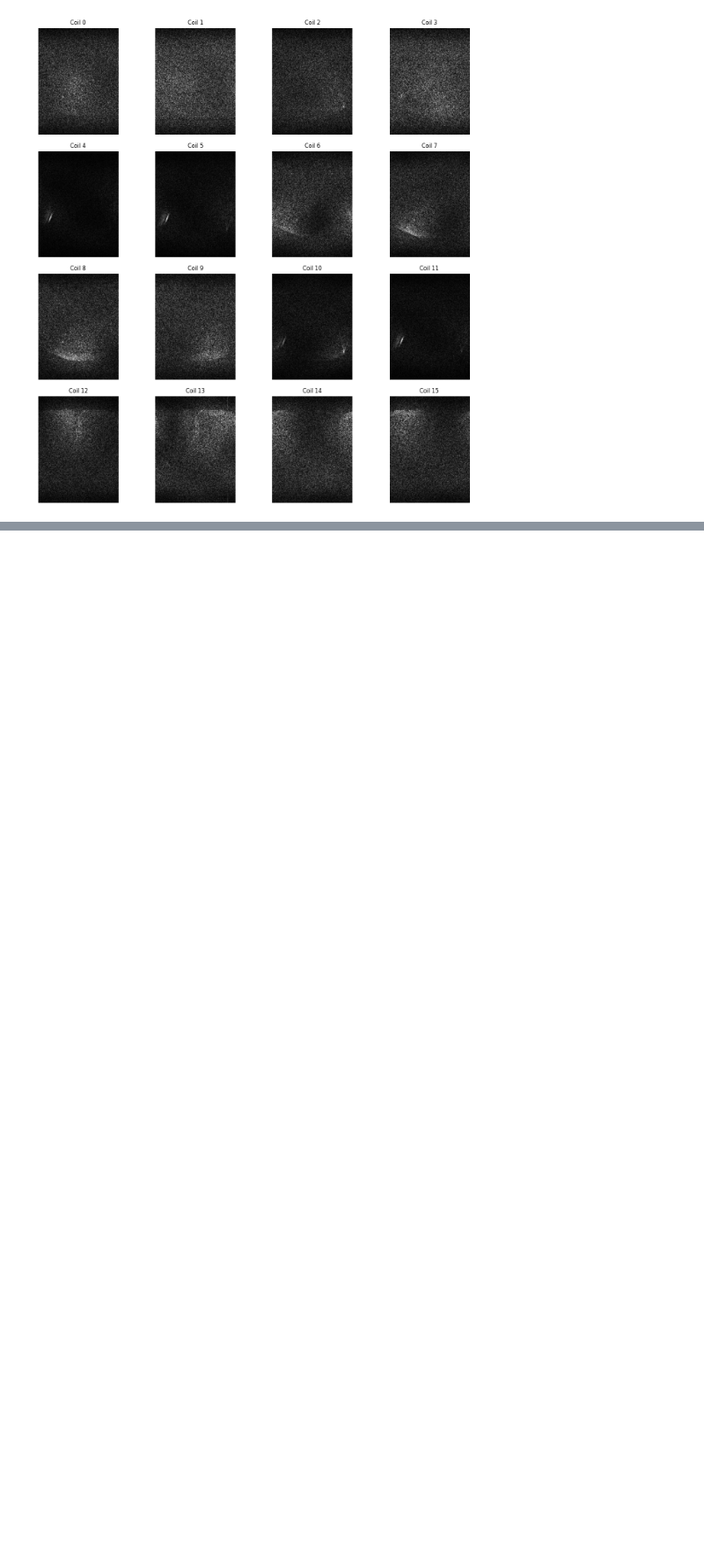
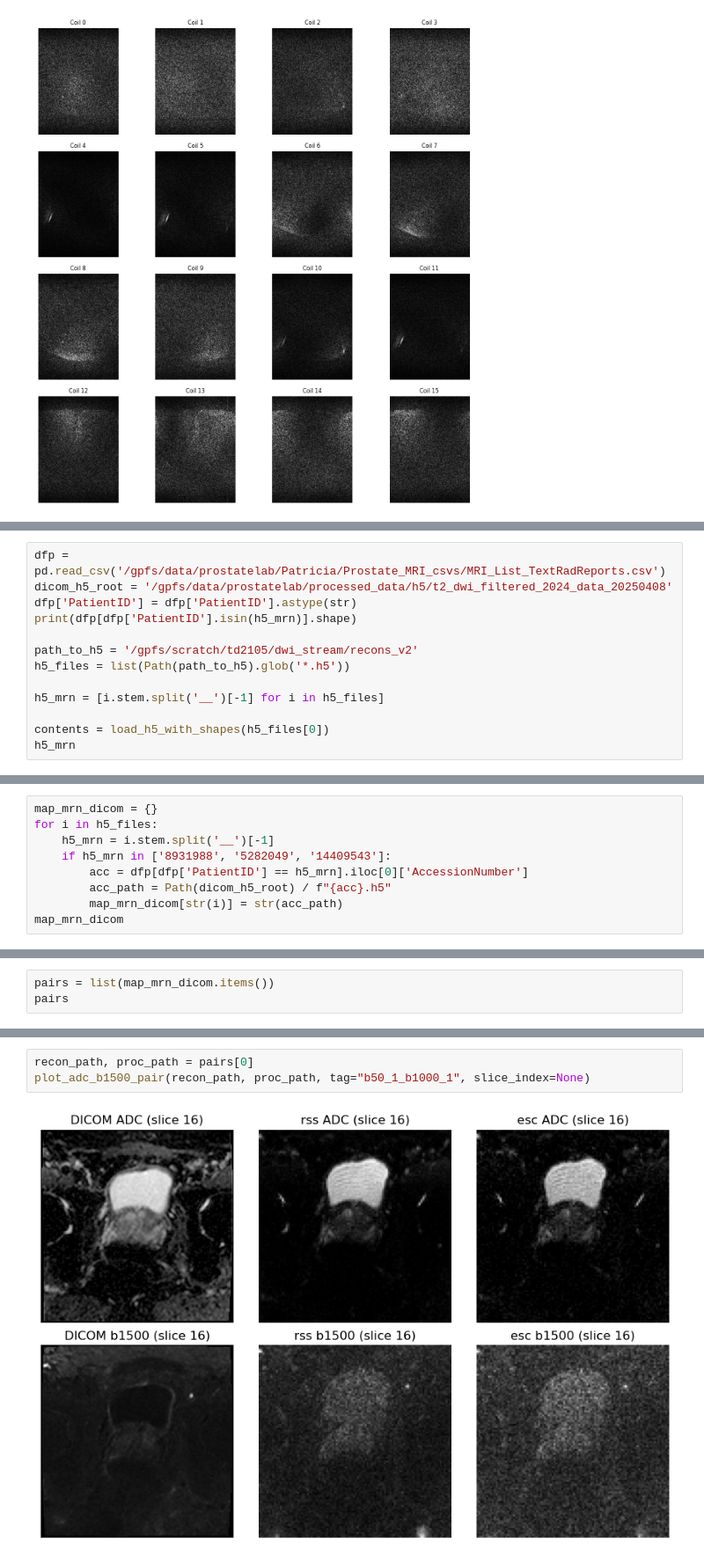
Before and after one commit to chopra-lab-nyu/fastMRI_prostate, a Jupyter notebook: fastmri_prostate_tutorial.ipynb, the cells around one changed output, grey strips where cells are left out. Shown at 88% size. Saved outputs shown, nothing was run; the diff lists cells and outputs as text; blank space fills up the shorter version.

```diff
--- a/fastmri_prostate_tutorial.ipynb
+++ b/fastmri_prostate_tutorial.ipynb
@@ -953,0 +1006,13 @@ plt.show()
+# %%
+dfp = pd.read_csv('/gpfs/data/prostatelab/Patricia/Prostate_MRI_csvs/MRI_List_TextRadReports.csv')
+dicom_h5_root = '/gpfs/data/prostatelab/processed_data/h5/t2_dwi_filtered_2024_data_20250408'
+dfp['PatientID'] = dfp['PatientID'].astype(str)
+print(dfp[dfp['PatientID'].isin(h5_mrn)].shape)
+
+path_to_h5 = '/gpfs/scratch/td2105/dwi_stream/recons_v2'
+h5_files = list(Path(path_to_h5).glob('*.h5'))
+
+h5_mrn = [i.stem.split('__')[-1] for i in h5_files]
+
+contents = load_h5_with_shapes(h5_files[0])
+h5_mrn
@@ -953,0 +1044,9 @@ plt.show()
+# %%
+map_mrn_dicom = {}
+for i in h5_files:
+    h5_mrn = i.stem.split('__')[-1]
+    if h5_mrn in ['8931988', '5282049', '14409543']:
+        acc = dfp[dfp['PatientID'] == h5_mrn].iloc[0]['AccessionNumber']
+        acc_path = Path(dicom_h5_root) / f"{acc}.h5"
+        map_mrn_dicom[str(i)] = str(acc_path)
+map_mrn_dicom
@@ -953,0 +1101,3 @@ plt.show()
+# %%
+pairs = list(map_mrn_dicom.items())
+pairs
@@ -953,0 +1111,5 @@ plt.show()
+# %%
+recon_path, proc_path = pairs[0]
+plot_adc_b1500_pair(recon_path, proc_path, tag="b50_1_b1000_1", slice_index=None)
+# %% [output]
+[figure, added]
```
Also changed, not shown: parts of 13 cells of this notebook, 8 other files.
